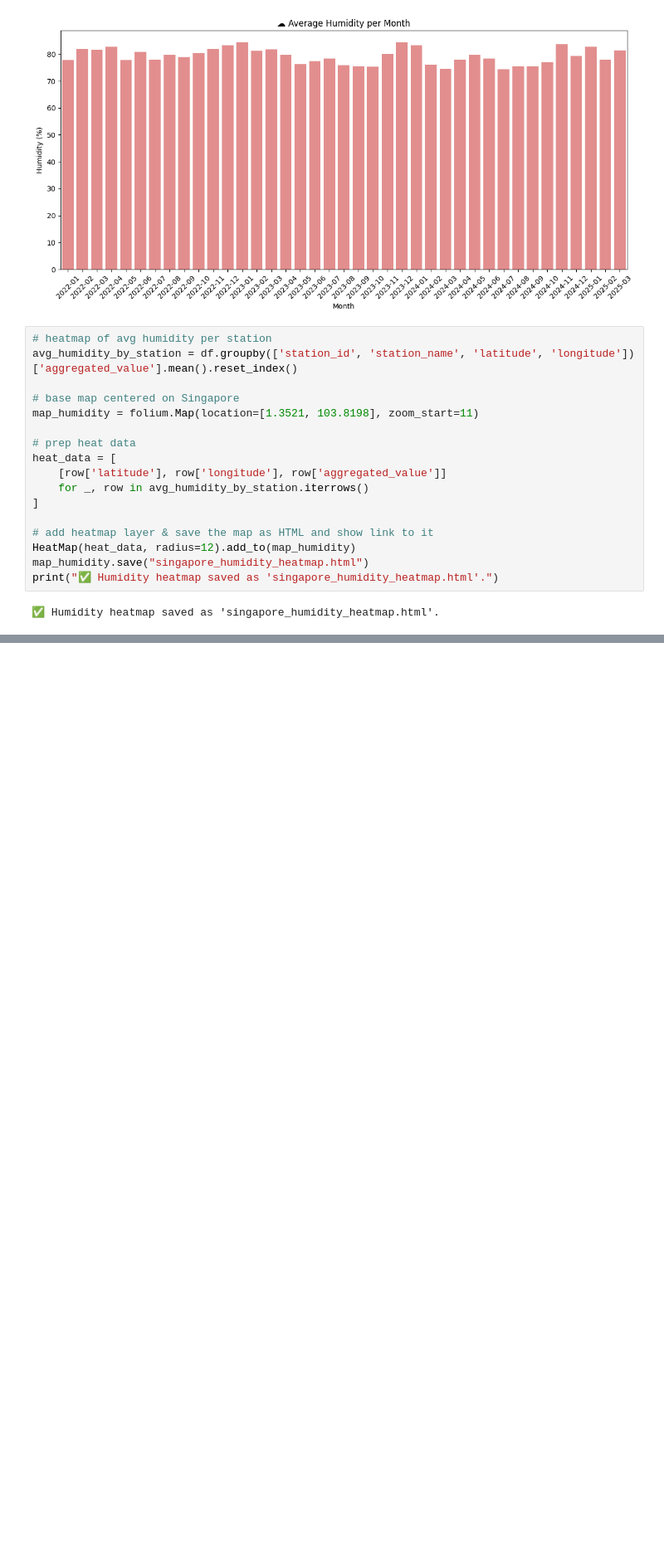
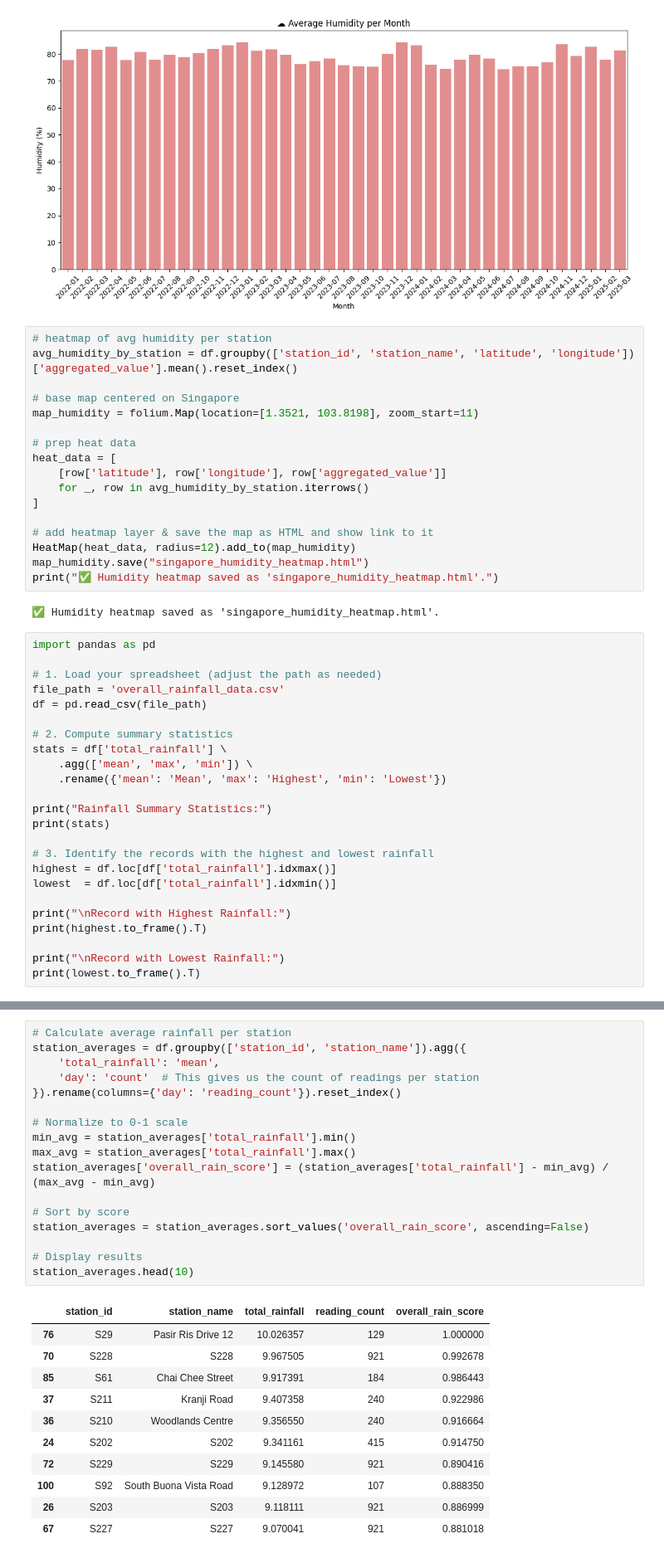
Before and after one commit to rongrongrr/IRS-PM-2025-01-11-AIS07PT-Team_Dengue-Dengue_Outbreak_Prediction_System, a Jupyter notebook: data_vizualization_2022_to_2025/rainfall_data_viz.ipynb, the cells around one changed output, grey strips where cells are left out. Shown: that part at 83% size. Drawn from its saved outputs; the diff is of its cells as text; blank space fills up the shorter version.

```diff
--- a/data_vizualization/rainfall_data_viz.ipynb
+++ b/data_vizualization_2022_to_2025/rainfall_data_viz.ipynb
@@ -146,3 +146,27 @@ map_humidity.save("singapore_humidity_heatmap.html")
 print("✅ Humidity heatmap saved as 'singapore_humidity_heatmap.html'.")
 # %% [output]
 ✅ Humidity heatmap saved as 'singapore_humidity_heatmap.html'.
+# %%
+import pandas as pd
+
+# 1. Load your spreadsheet (adjust the path as needed)
+file_path = 'overall_rainfall_data.csv'
+df = pd.read_csv(file_path)
+
+# 2. Compute summary statistics
+stats = df['total_rainfall'] \
+    .agg(['mean', 'max', 'min']) \
+    .rename({'mean': 'Mean', 'max': 'Highest', 'min': 'Lowest'})
+
+print("Rainfall Summary Statistics:")
+print(stats)
+
+# 3. Identify the records with the highest and lowest rainfall
+highest = df.loc[df['total_rainfall'].idxmax()]
+lowest  = df.loc[df['total_rainfall'].idxmin()]
+
+print("\nRecord with Highest Rainfall:")
+print(highest.to_frame().T)
+
+print("\nRecord with Lowest Rainfall:")
+print(lowest.to_frame().T)
@@ -148,0 +304,29 @@ print("✅ Humidity heatmap saved as 'singapore_humidity_heatmap.html'.")
+# %%
+# Calculate average rainfall per station
+station_averages = df.groupby(['station_id', 'station_name']).agg({
+    'total_rainfall': 'mean',
+    'day': 'count'  # This gives us the count of readings per station
+}).rename(columns={'day': 'reading_count'}).reset_index()
+
+# Normalize to 0-1 scale
+min_avg = station_averages['total_rainfall'].min()
+max_avg = station_averages['total_rainfall'].max()
+station_averages['overall_rain_score'] = (station_averages['total_rainfall'] - min_avg) / (max_avg - min_avg)
+
+# Sort by score
+station_averages = station_averages.sort_values('overall_rain_score', ascending=False)
+
+# Display results
+station_averages.head(10)
+# %% [output]
+|  | station_id | station_name | total_rainfall | reading_count | overall_rain_score |
+| 76 | S29 | Pasir Ris Drive 12 | 10.026357 | 129 | 1.000000 |
+| 70 | S228 | S228 | 9.967505 | 921 | 0.992678 |
+| 85 | S61 | Chai Chee Street | 9.917391 | 184 | 0.986443 |
+| 37 | S211 | Kranji Road | 9.407358 | 240 | 0.922986 |
+| 36 | S210 | Woodlands Centre | 9.356550 | 240 | 0.916664 |
+| 24 | S202 | S202 | 9.341161 | 415 | 0.914750 |
+| 72 | S229 | S229 | 9.145580 | 921 | 0.890416 |
+| 100 | S92 | South Buona Vista Road | 9.128972 | 107 | 0.888350 |
+| 26 | S203 | S203 | 9.118111 | 921 | 0.886999 |
+| 67 | S227 | S227 | 9.070041 | 921 | 0.881018 |
```
Also changed, not shown: parts of 6 cells of this notebook, 7 other files.
